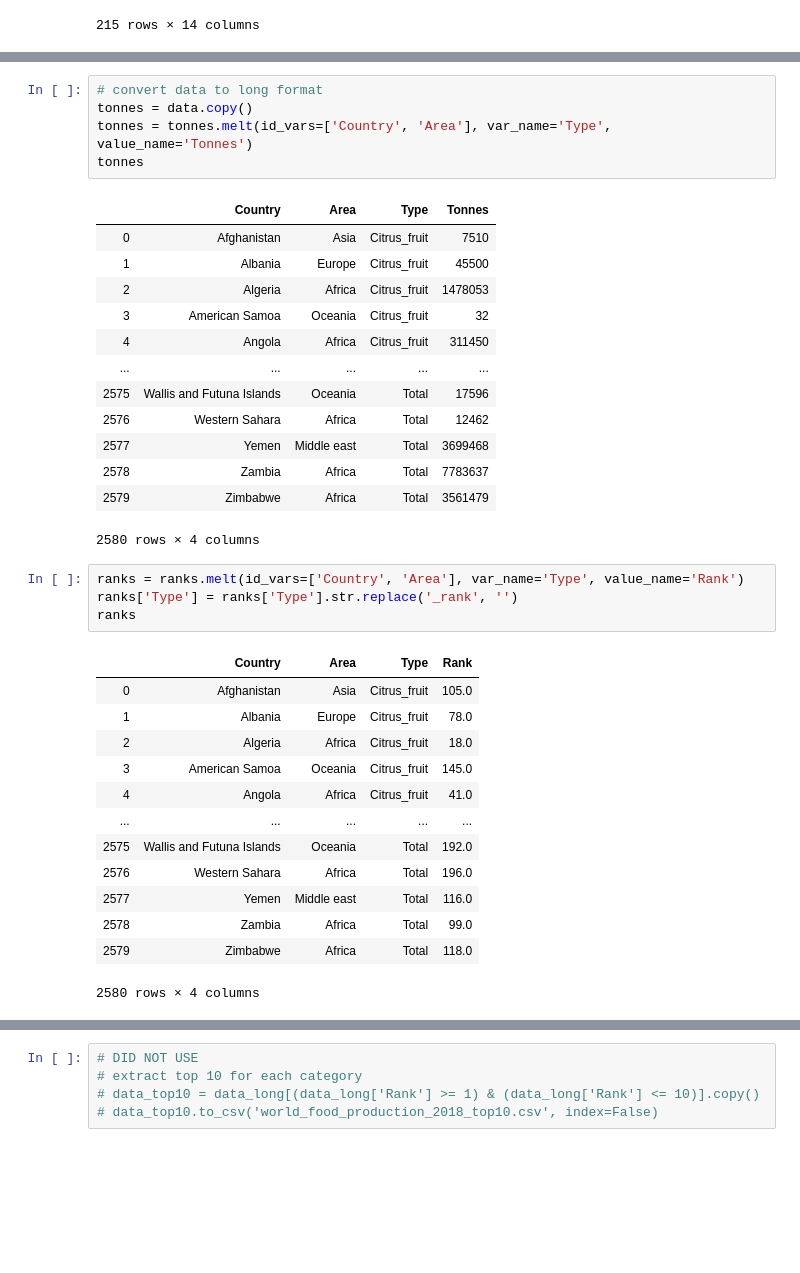
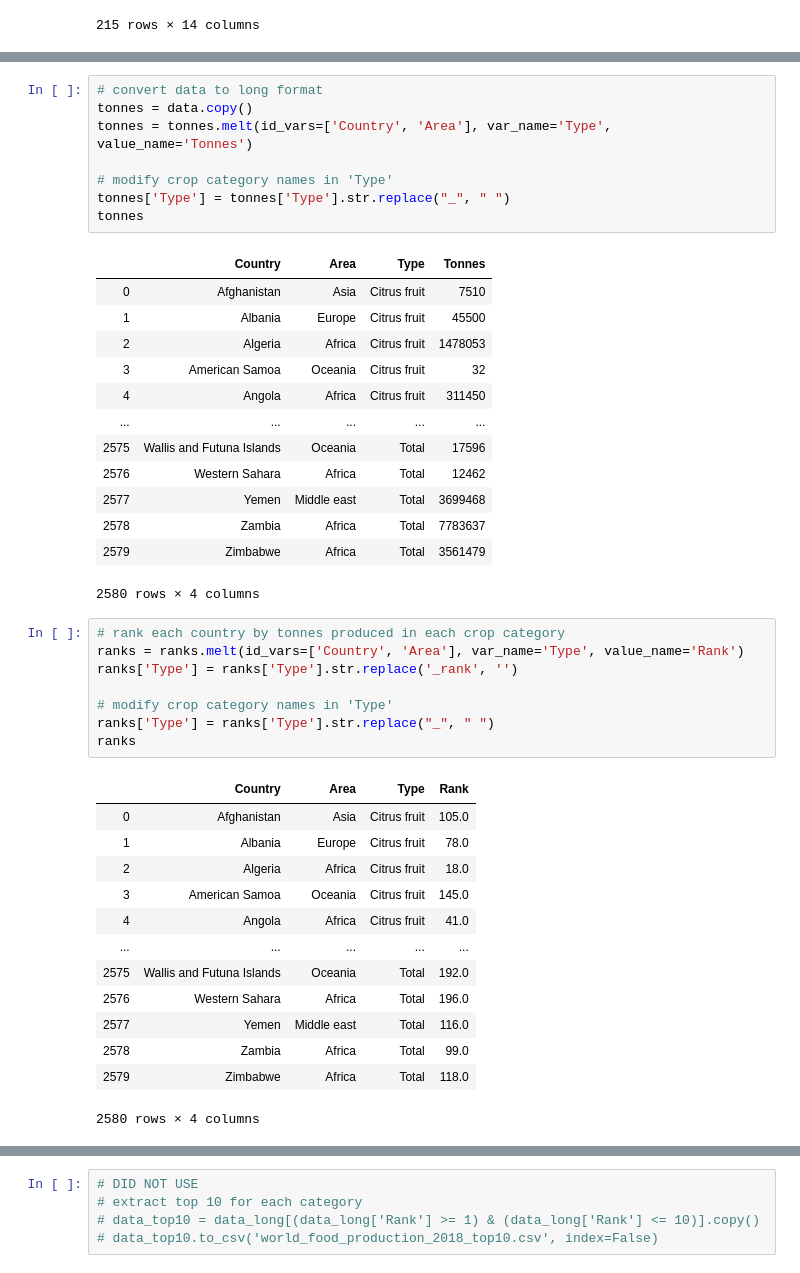
Before and after one commit to vtwkam1/world-food-production, a Jupyter notebook: cfg.ipynb, the cells around one changed output, grey strips where cells are left out. Cells and saved outputs as stored; diff of their text form; blank space fills up the shorter version.

```diff
--- a/cfg.ipynb
+++ b/cfg.ipynb
@@ -70,15 +85,18 @@ ranks
 # %%
 # convert data to long format
 tonnes = data.copy()
 tonnes = tonnes.melt(id_vars=['Country', 'Area'], var_name='Type', value_name='Tonnes')
+
+# modify crop category names in 'Type'
+tonnes['Type'] = tonnes['Type'].str.replace("_", " ")
 tonnes
 # %% [output]
 |  | Country | Area | Type | Tonnes |
-| 0 | Afghanistan | Asia | Citrus_fruit | 7510 |
-| 1 | Albania | Europe | Citrus_fruit | 45500 |
-| 2 | Algeria | Africa | Citrus_fruit | 1478053 |
-| 3 | American Samoa | Oceania | Citrus_fruit | 32 |
-| 4 | Angola | Africa | Citrus_fruit | 311450 |
+| 0 | Afghanistan | Asia | Citrus fruit | 7510 |
+| 1 | Albania | Europe | Citrus fruit | 45500 |
+| 2 | Algeria | Africa | Citrus fruit | 1478053 |
+| 3 | American Samoa | Oceania | Citrus fruit | 32 |
+| 4 | Angola | Africa | Citrus fruit | 311450 |
 | ... | ... | ... | ... | ... |
 | 2575 | Wallis and Futuna Islands | Oceania | Total | 17596 |
 | 2576 | Western Sahara | Africa | Total | 12462 |
@@ -87,16 +105,20 @@ tonnes
 | 2579 | Zimbabwe | Africa | Total | 3561479 |
 2580 rows × 4 columns
 # %%
+# rank each country by tonnes produced in each crop category
 ranks = ranks.melt(id_vars=['Country', 'Area'], var_name='Type', value_name='Rank')
 ranks['Type'] = ranks['Type'].str.replace('_rank', '')
+
+# modify crop category names in 'Type'
+ranks['Type'] = ranks['Type'].str.replace("_", " ")
 ranks
 # %% [output]
 |  | Country | Area | Type | Rank |
-| 0 | Afghanistan | Asia | Citrus_fruit | 105.0 |
-| 1 | Albania | Europe | Citrus_fruit | 78.0 |
-| 2 | Algeria | Africa | Citrus_fruit | 18.0 |
-| 3 | American Samoa | Oceania | Citrus_fruit | 145.0 |
-| 4 | Angola | Africa | Citrus_fruit | 41.0 |
+| 0 | Afghanistan | Asia | Citrus fruit | 105.0 |
+| 1 | Albania | Europe | Citrus fruit | 78.0 |
+| 2 | Algeria | Africa | Citrus fruit | 18.0 |
+| 3 | American Samoa | Oceania | Citrus fruit | 145.0 |
+| 4 | Angola | Africa | Citrus fruit | 41.0 |
 | ... | ... | ... | ... | ... |
 | 2575 | Wallis and Futuna Islands | Oceania | Total | 192.0 |
 | 2576 | Western Sahara | Africa | Total | 196.0 |
```
Also changed, not shown: parts of 30 cells of this notebook.
